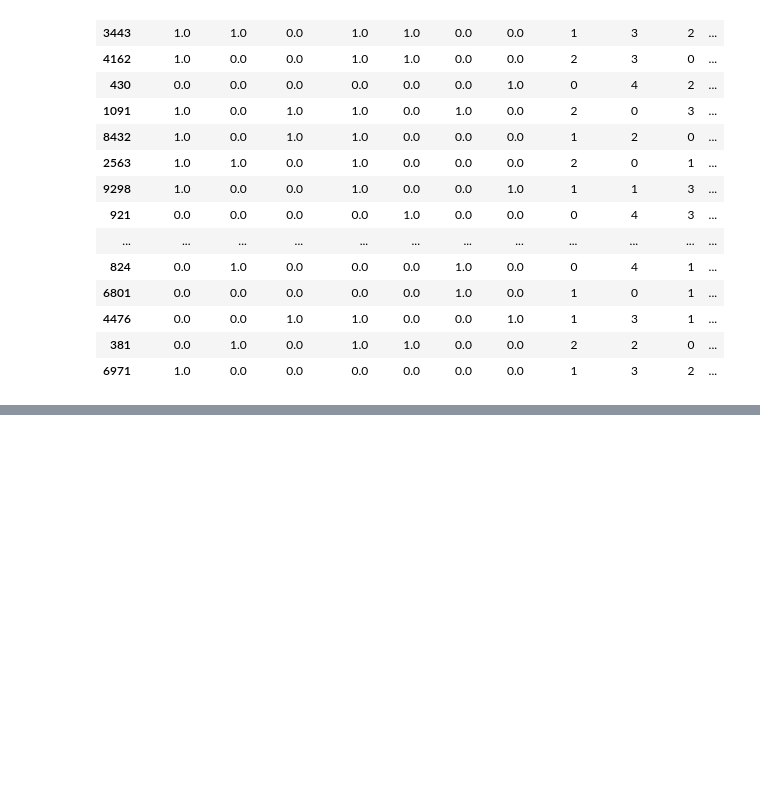
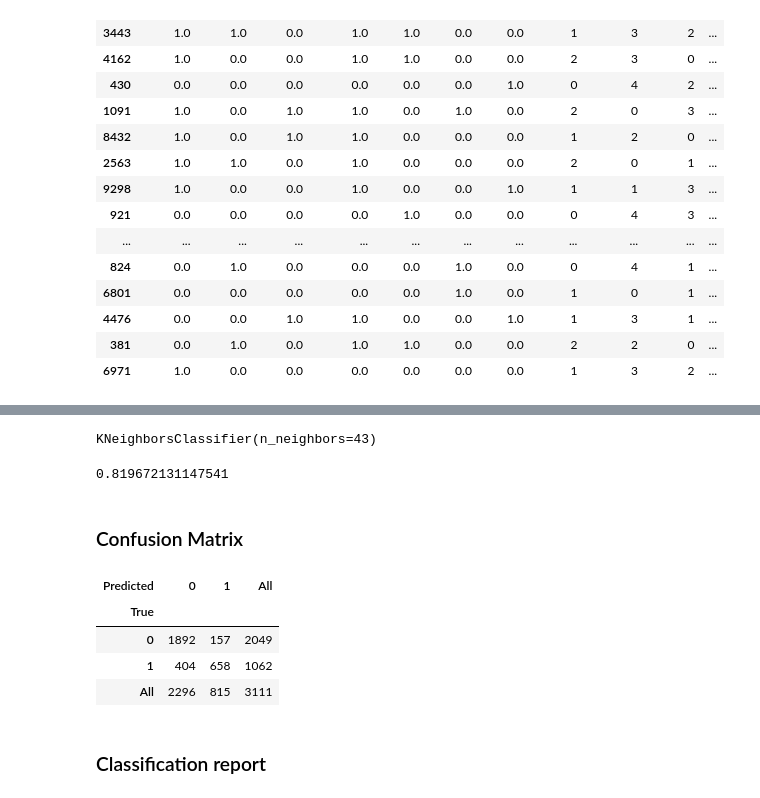
Before and after one commit to avishkakavindu/ICDS2021-Mini-Hackathon-ML, a Jupyter notebook: UCI Nursery Pred.ipynb, the cells around one changed output, grey strips where cells are left out. Drawn from its saved outputs; the diff is of its cells as text; code cells hidden in the pictures; blank space fills up the shorter version.

```diff
--- a/UCI Nursery Pred.ipynb
+++ b/UCI Nursery Pred.ipynb
@@ -127,0 +147,27 @@ for i, k in enumerate(neighbors) :
+# %%
+# model fitting
+knn.fit(x_train, y_train)
+# %% [output]
+KNeighborsClassifier(n_neighbors=43)
+# %%
+# Accuracy
+knn.score(x_test, y_test)
+# %% [output]
+0.819672131147541
+# %% [markdown]
+### Confusion Matrix
+# %%
+from sklearn.metrics import confusion_matrix
+
+
+y_pred = knn.predict(x_test)
+# %%
+pd.crosstab(y_test, y_pred, rownames=['True'], colnames=['Predicted'], margins=True)
+# %% [output]
+| Predicted | 0 | 1 | All |
+| True |  |  |  |
+| 0 | 1892 | 157 | 2049 |
+| 1 | 404 | 658 | 1062 |
+| All | 2296 | 815 | 3111 |
+# %% [markdown]
+### Classification report
```
Also changed, not shown: parts of 15 cells of this notebook.
